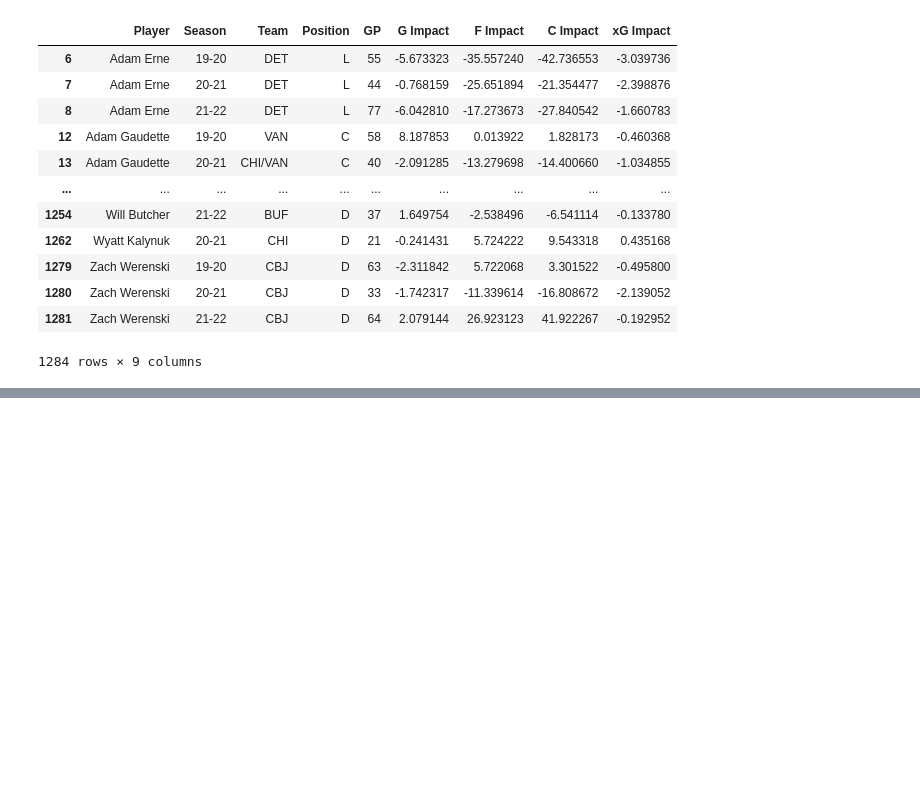
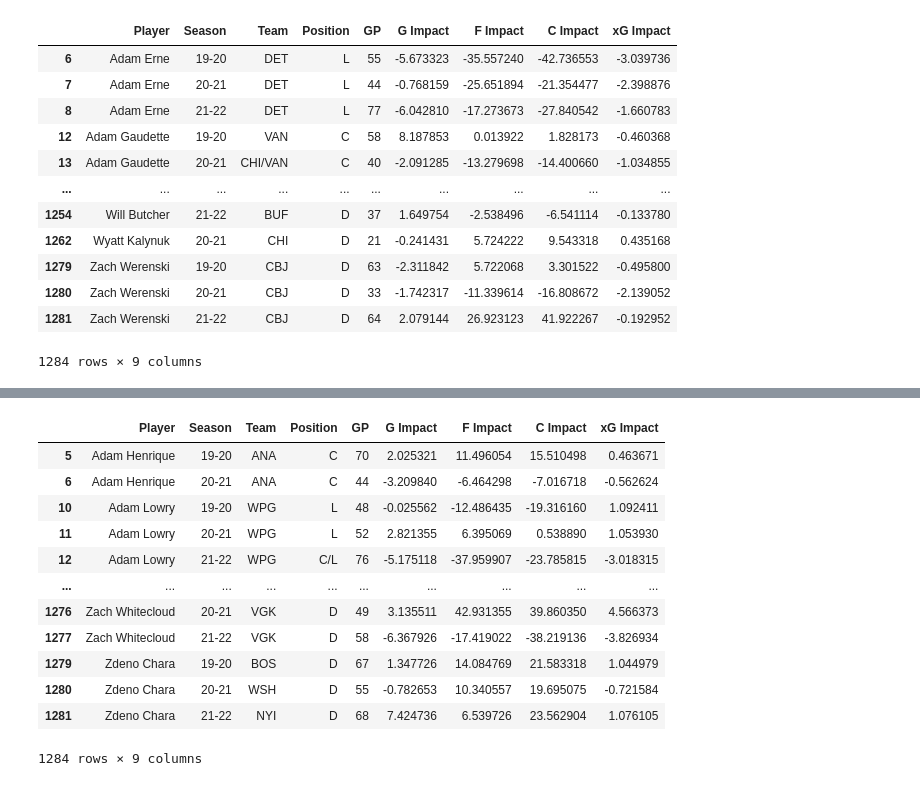
Before and after one commit to mikeytw11/Hockey-Model, a Jupyter notebook: Pre_Season_Model.ipynb, the cells around one changed output, grey strips where cells are left out. Saved outputs shown, nothing was run; the diff lists cells and outputs as text; code cells hidden in the pictures; blank space fills up the shorter version.

```diff
--- a/Pre_Season_Model.ipynb
+++ b/Pre_Season_Model.ipynb
@@ -337,0 +412,4 @@ skater_EV_rates.head()
+# %%
+#Restrict data for Forwards table
+forwards_SH = forwards_SH.loc[:,['Player', 'Season', 'Team', 'Position', 'GP', 'G Impact', 'F Impact', 'C Impact', 'xG Impact']]
+forwards_SH.head()
@@ -337,0 +444,4 @@ skater_EV_rates.head()
+# %%
+#Restrict data for defense table
+defense_SH = defense_SH.loc[:,['Player', 'Season', 'Team', 'Position', 'GP', 'G Impact', 'F Impact', 'C Impact', 'xG Impact']]
+defense_SH.head()
@@ -337,0 +455,19 @@ skater_EV_rates.head()
+# %%
+#Merge forwards and defense tables together
+concat_frames = [forwards_SH, defense_SH]
+skater_SH = pd.concat(concat_frames)
+skater_SH
+# %% [output]
+|  | Player | Season | Team | Position | GP | G Impact | F Impact | C Impact | xG Impact |
+| 5 | Adam Henrique | 19-20 | ANA | C | 70 | 2.025321 | 11.496054 | 15.510498 | 0.463671 |
+| 6 | Adam Henrique | 20-21 | ANA | C | 44 | -3.209840 | -6.464298 | -7.016718 | -0.562624 |
+| 10 | Adam Lowry | 19-20 | WPG | L | 48 | -0.025562 | -12.486435 | -19.316160 | 1.092411 |
+| 11 | Adam Lowry | 20-21 | WPG | L | 52 | 2.821355 | 6.395069 | 0.538890 | 1.053930 |
+| 12 | Adam Lowry | 21-22 | WPG | C/L | 76 | -5.175118 | -37.959907 | -23.785815 | -3.018315 |
+| ... | ... | ... | ... | ... | ... | ... | ... | ... | ... |
+| 1276 | Zach Whitecloud | 20-21 | VGK | D | 49 | 3.135511 | 42.931355 | 39.860350 | 4.566373 |
+| 1277 | Zach Whitecloud | 21-22 | VGK | D | 58 | -6.367926 | -17.419022 | -38.219136 | -3.826934 |
+| 1279 | Zdeno Chara | 19-20 | BOS | D | 67 | 1.347726 | 14.084769 | 21.583318 | 1.044979 |
+| 1280 | Zdeno Chara | 20-21 | WSH | D | 55 | -0.782653 | 10.340557 | 19.695075 | -0.721584 |
+| 1281 | Zdeno Chara | 21-22 | NYI | D | 68 | 7.424736 | 6.539726 | 23.562904 | 1.076105 |
+1284 rows × 9 columns
```
Also changed, not shown: parts of 12 cells of this notebook.
